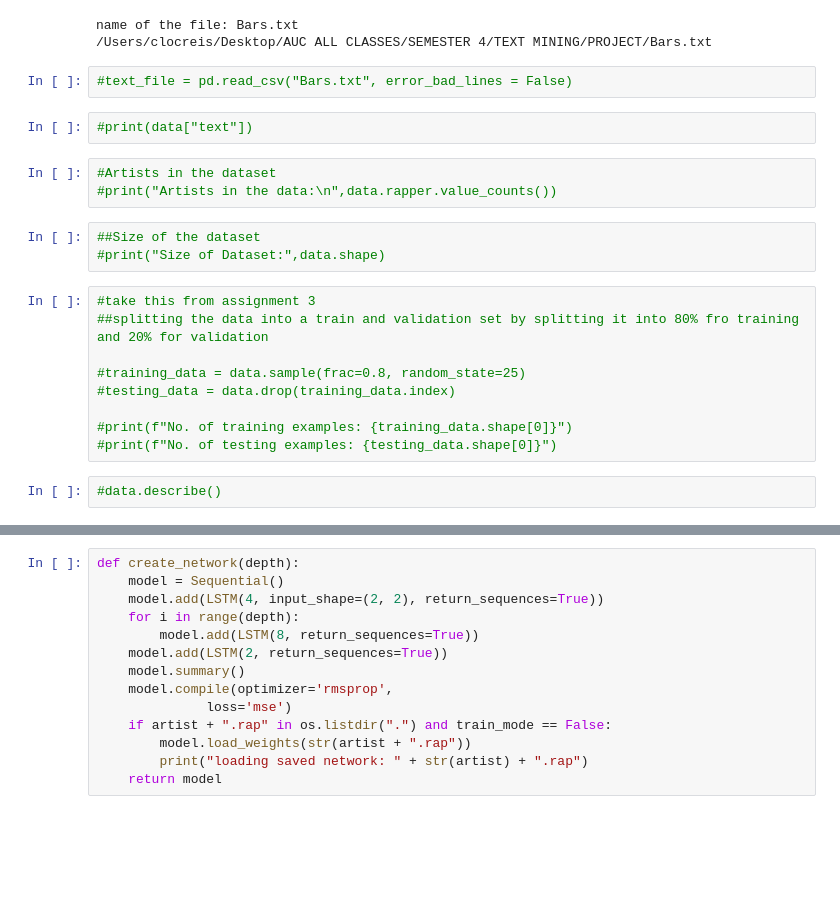
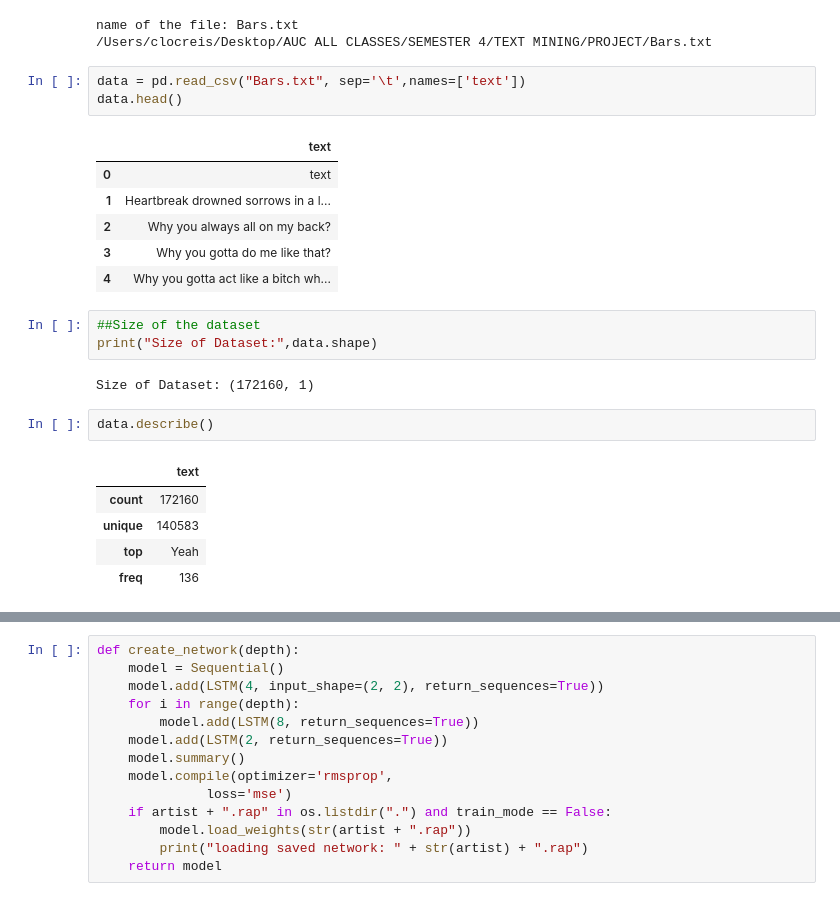
Before and after one commit to Claudio-creis/TEXT-MINING-PROJECT, a Jupyter notebook: Draft Code.ipynb, the cells around one changed output, grey strips where cells are left out. Saved outputs shown, nothing was run; the diff lists cells and outputs as text; blank space fills up the shorter version.

```diff
--- a/Draft Code.ipynb
+++ b/Draft Code.ipynb
@@ -63,24 +63,26 @@ print(os.path.abspath(filename))
 # %% [output]
 name of the file: Bars.txt
 /Users/clocreis/Desktop/AUC ALL CLASSES/SEMESTER 4/TEXT MINING/PROJECT/Bars.txt
+# %%
+data = pd.read_csv("Bars.txt", sep='\t',names=['text'])
+data.head()
+# %% [output]
+|  | text |
+| 0 | text |
+| 1 | Heartbreak drowned sorrows in a l... |
+| 2 | Why you always all on my back? |
+| 3 | Why you gotta do me like that? |
+| 4 | Why you gotta act like a bitch wh... |
 # %%
-#text_file = pd.read_csv("Bars.txt", error_bad_lines = False)
+##Size of the dataset
+print("Size of Dataset:",data.shape)
+# %% [output]
+Size of Dataset: (172160, 1)
-# %%
-#print(data["text"])
-# %%
-#Artists in the dataset
-#print("Artists in the data:\n",data.rapper.value_counts())
-# %%
-##Size of the dataset
-#print("Size of Dataset:",data.shape)
-# %%
-#take this from assignment 3
-##splitting the data into a train and validation set by splitting it into 80% fro training and 20% for validation
-
-#training_data = data.sample(frac=0.8, random_state=25)
-#testing_data = data.drop(training_data.index)
-
-#print(f"No. of training examples: {training_data.shape[0]}")
-#print(f"No. of testing examples: {testing_data.shape[0]}")
-# %%
-#data.describe()
+# %%
+data.describe()
+# %% [output]
+|  | text |
+| count | 172160 |
+| unique | 140583 |
+| top | Yeah |
+| freq | 136 |
```
Also changed, not shown: parts of 7 cells of this notebook.
